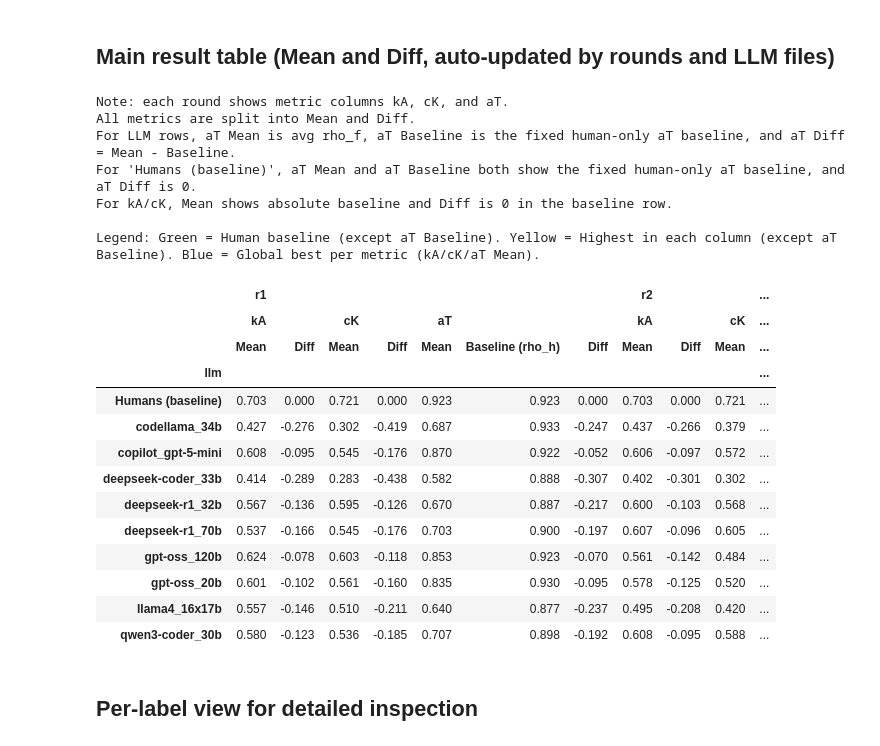
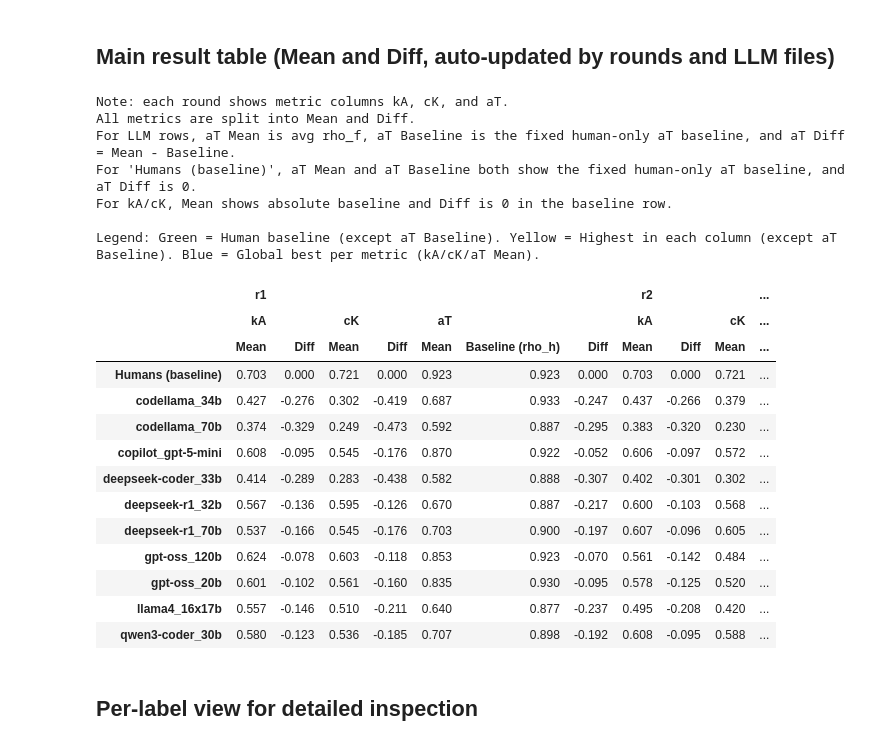
Before and after one commit to Maes95/llm-commit-classification, a Jupyter notebook: analysis/disagreement_analysis.ipynb, the cells around one changed output. Saved outputs shown, nothing was run; the diff lists cells and outputs as text; code cells hidden in the pictures.

```diff
--- a/analysis/disagreement_analysis.ipynb
+++ b/analysis/disagreement_analysis.ipynb
@@ -738,6 +739,58 @@ results_long_df = pd.DataFrame(long_rows).sort_values(["round", "llm", "label"])
 # %% [markdown]
 ## Main result table (Mean and Diff, auto-updated by rounds and LLM files)
 # %%
+# Build the combined multi-index DataFrame for display
+ROUND_CONTEXT_MODES = {"r1": "message", "r2": "single-label", "r3": "single-label+few-shot", "r4": "diff+single-label", "r5": "diff+single-label+few-shot"}
+
+combined_rows = {}
+
+# Add human baseline row
+baseline_row = {}
+for round_name in llm_files_by_round.keys():
+    for metric, col_mean, col_diff, col_base in [
+        ("kA", "kA (A,B,C)", None, None),
+        ("cK", "cK mean", None, None),
+        ("aT", "aT (human)", None, None),
+    ]:
+        if metric == "kA":
+            baseline_row[(round_name, "kA", "Mean")] = baseline_df.loc["overall", "kA (A,B,C)"]
+            baseline_row[(round_name, "kA", "Diff")] = 0.0
+        elif metric == "cK":
+            baseline_row[(round_name, "cK", "Mean")] = baseline_df.loc["overall", "cK mean"]
+            baseline_row[(round_name, "cK", "Diff")] = 0.0
+        elif metric == "aT":
+            baseline_row[(round_name, "aT", "Mean")] = baseline_df.loc["overall", "aT (human)"]
+            baseline_row[(round_name, "aT", "Baseline (rho_h)")] = baseline_df.loc["overall", "aT (human)"]
+            baseline_row[(round_name, "aT", "Diff")] = 0.0
+combined_rows["Humans (baseline)"] = baseline_row
+
+# Add LLM rows
+all_llms = sorted(results_df["llm"].unique())
+for llm in all_llms:
+    llm_row = {}
+    for round_name in llm_files_by_round.keys():
+        mask = (results_df["round"] == round_name) & (results_df["llm"] == llm)
+        sub = results_df[mask]
+        if sub.empty:
+            for col in [(round_name, "kA", "Mean"), (round_name, "kA", "Diff"),
+                        (round_name, "cK", "Mean"), (round_name, "cK", "Diff"),
+                        (round_name, "aT", "Mean"), (round_name, "aT", "Baseline (rho_h)"), (round_name, "aT", "Diff")]:
+                llm_row[col] = np.nan
+        else:
+            r = sub.iloc[0]
+            llm_row[(round_name, "kA", "Mean")] = r["ka_llm_mean_overall"]
+            llm_row[(round_name, "kA", "Diff")] = r["ka_diff_overall"]
+            llm_row[(round_name, "cK", "Mean")] = r["kc_llm_mean_overall"]
+            llm_row[(round_name, "cK", "Diff")] = r["kc_diff_overall"]
+            llm_row[(round_name, "aT", "Mean")] = r["at_llm_mean_overall"]
+            llm_row[(round_name, "aT", "Baseline (rho_h)")] = r["at_human_mean_overall"]
+            llm_row[(round_name, "aT", "Diff")] = r["at_diff_overall"]
+    combined_rows[llm] = llm_row
+
+combined = pd.DataFrame(combined_rows).T
+combined.columns = pd.MultiIndex.from_tuples(combined.columns)
+combined = combined.astype(float)
+
 print("Note: each round shows metric columns kA, cK, and aT.")
 print("All metrics are split into Mean and Diff.")
 print("For LLM rows, aT Mean is avg rho_f, aT Baseline is the fixed human-only aT baseline, and aT Diff = Mean - Baseline.")
@@ -797,36 +850,36 @@ def style_combined(df):
                 if pd.isna(val):
                     continue
                 if best_value is None or val > best_value:
                     best_value = val
                     best_cells = [(row, col)]
                 elif val == best_value:
                     best_cells.append((row, col))
         for row, col in best_cells:
             styles.loc[row, col] += ";background-color: #cfe2f3; font-weight: bold"
 
     # Clean up leading semicolons
     styles = styles.map(lambda s: s.lstrip(";"))
     return styles
 
 (
     combined.style
     .apply(style_combined, axis=None)
     .format("{:.3f}", na_rep="—")
 )
 # %% [output]
 Note: each round shows metric columns kA, cK, and aT.
 All metrics are split into Mean and Diff.
 For LLM rows, aT Mean is avg rho_f, aT Baseline is the fixed human-only aT baseline, and aT Diff = Mean - Baseline.
 For 'Humans (baseline)', aT Mean and aT Baseline both show the fixed human-only aT baseline, and aT Diff is 0.
 For kA/cK, Mean shows absolute baseline and Diff is 0 in the baseline row.
 
 Legend: Green = Human baseline (except aT Baseline). Yellow = Highest in each column (except aT Baseline). Blue = Global best per metric (kA/cK/aT Mean).
 |  | r1 |  |  |  |  |  |  | r2 |  |  | ... |
 |  | kA |  | cK |  | aT |  |  | kA |  | cK | ... |
 |  | Mean | Diff | Mean | Diff | Mean | Baseline (rho_h) | Diff | Mean | Diff | Mean | ... |
-| llm |  |  |  |  |  |  |  |  |  |  | ... |
 | Humans (baseline) | 0.703 | 0.000 | 0.721 | 0.000 | 0.923 | 0.923 | 0.000 | 0.703 | 0.000 | 0.721 | ... |
 | codellama_34b | 0.427 | -0.276 | 0.302 | -0.419 | 0.687 | 0.933 | -0.247 | 0.437 | -0.266 | 0.379 | ... |
+| codellama_70b | 0.374 | -0.329 | 0.249 | -0.473 | 0.592 | 0.887 | -0.295 | 0.383 | -0.320 | 0.230 | ... |
 | copilot_gpt-5-mini | 0.608 | -0.095 | 0.545 | -0.176 | 0.870 | 0.922 | -0.052 | 0.606 | -0.097 | 0.572 | ... |
 | deepseek-coder_33b | 0.414 | -0.289 | 0.283 | -0.438 | 0.582 | 0.888 | -0.307 | 0.402 | -0.301 | 0.302 | ... |
 | deepseek-r1_32b | 0.567 | -0.136 | 0.595 | -0.126 | 0.670 | 0.887 | -0.217 | 0.600 | -0.103 | 0.568 | ... |
```
Also changed, not shown: parts of 4 cells of this notebook, 9 other files.
